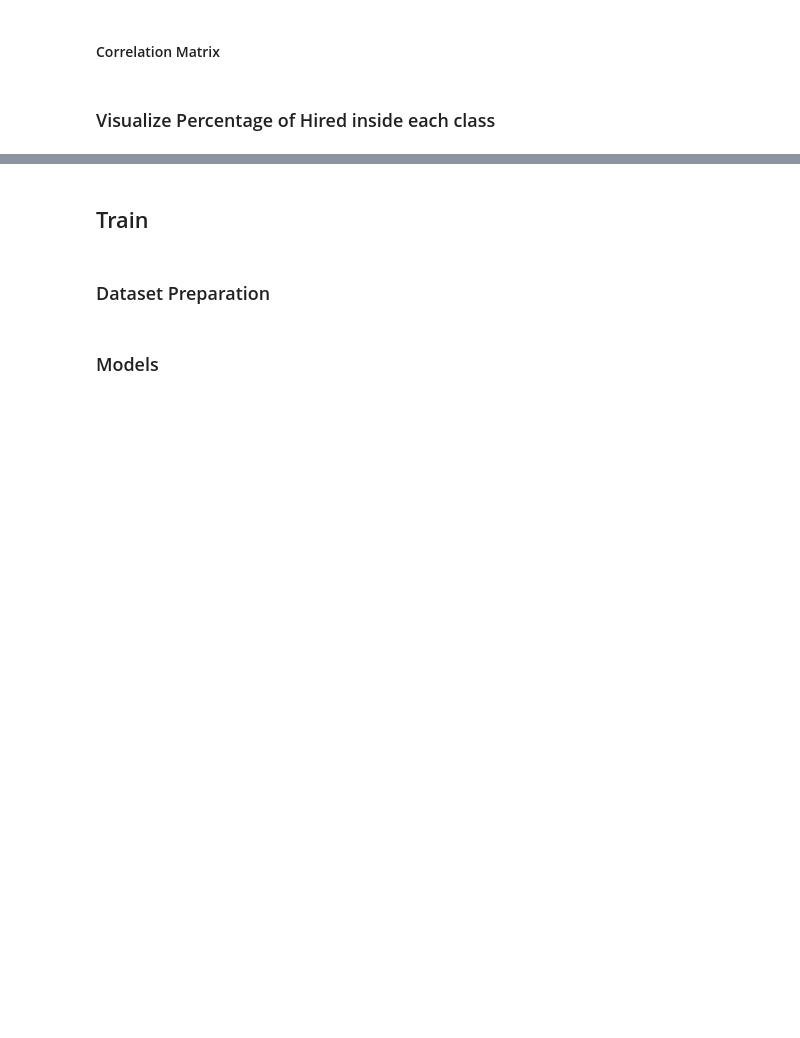
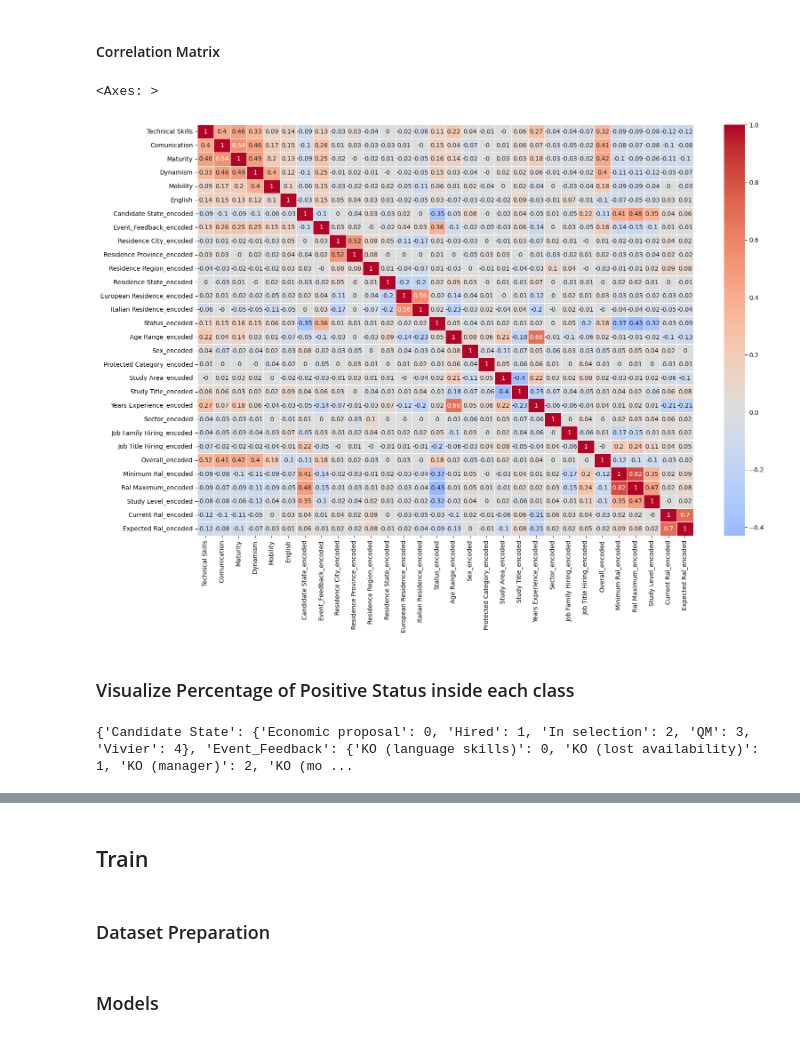
Before and after one commit to bertiandrea/ProjectWork_AEQUITAS_AKKODIS, a Jupyter notebook: code/Akkodis_Fairness_Analysis.ipynb, the cells around one changed output, grey strips where cells are left out. Cells and saved outputs as stored; diff of their text form; code cells hidden in the pictures; blank space fills up the shorter version.

```diff
--- a/code/Akkodis_Fairness_Analysis.ipynb
+++ b/code/Akkodis_Fairness_Analysis.ipynb
@@ -199,4 +349,5 @@ df['Residence City']     = df['Residence'].apply(map_residence_city)
 df['Residence Province'] = df['Residence'].apply(map_residence_province)
 df['Residence Region']   = df['Residence'].apply(map_residence_region)
 df['Residence State']    = df['Residence'].apply(map_residence_state)
+df = df.drop(columns=['Residence'])
 df.head()
@@ -215,7 +390,7 @@ df.head()
 ### Features Remapping
 # %%
 feature_mapping = {
-    'Study area' : {
+    'Study Area' : {
         'Automation/Mechatronics Engineering': 'Engineering',
         'computer engineering': 'Engineering',
         'chemical engineering': 'Engineering',
@@ -267,13 +442,13 @@ feature_mapping = {
         'Educational/training sciences': 'Other Humanities Subjects'
     },
     'Age Range' : {
-        '< 20 years': '< 20 years',
-        '20 - 25 years': '20 - 25 years',
-        '26 - 30 years': '26 - 30 years',
-        '31 - 35 years': '31 - 35 years',
-        '36 - 40 years': '36 - 40 years',
-        '40 - 45 years': '40 - 45 years',
-        '> 45 years': '> 45 years'
+        '< 20 years': 'Junior',
+        '20 - 25 years': 'Junior',
+        '26 - 30 years': 'Junior',
+        '31 - 35 years': 'Junior',
+        '36 - 40 years': 'Senior',
+        '40 - 45 years': 'Senior',
+        '> 45 years': 'Senior'
     }
 }
 for col, mapping in feature_mapping.items():
@@ -284,7 +467,7 @@ df.head()
 # %%
 status_positive_conditions = {
     'Candidate State': ['Hired', 'Economic proposal', 'QM'],
-    'event_feedback': ['OK (live)', 'OK (waiting for departure)', 'OK (hired)']
+    'Event_Feedback': ['OK (live)', 'OK (waiting for departure)', 'OK (hired)']
 }
 
 mask = np.zeros(len(df), dtype=bool)
@@ -292,3 +475,4 @@ for col, valid_values in status_positive_conditions.items():
     mask |= df[col].isin(valid_values)
 
 df['Status'] = np.where(mask, 'Positive', 'Negative')
+df.head()
@@ -298,8 +490,10 @@ df['Status'] = np.where(mask, 'Positive', 'Negative')
 encoding_mappings = {}
 
 categorical_columns = [
-    'Status', 'Age Range', 'Citizenship', 'Sex',
-    'Protected category', 'Study area', 'Study Title',
+    'Candidate State', 'Event_Feedback',
+    'Residence City', 'Residence Province', 'Residence Region', 'Residence State', 'European Residence', 'Italian Residence',
+    'Status', 'Age Range', 'Sex',
+    'Protected Category', 'Study Area', 'Study Title',
     'Years Experience', 'Sector', 'Job Family Hiring',
     'Job Title Hiring', 'Overall',
     'Minimum Ral', 'Ral Maximum', 'Study Level',
@@ -308,9 +502,10 @@ categorical_columns = [
 
 custom_orders = {
     'Status': ['Negative', 'Positive'],
-    'Age Range': ['< 20 years', '20 - 25 years', '26 - 30 years',
-                  '31 - 35 years', '36 - 40 years', '40 - 45 years', '> 45 years'],
+    #'Age Range': ['< 20 years', '20 - 25 years', '26 - 30 years', '31 - 35 years', '36 - 40 years', '40 - 45 years', '> 45 years'],
+    'Age Range': ['Junior', 'Senior'],
     'Years Experience': ['[0]', '[0-1]', '[1-3]', '[3-5]', '[5-7]', '[7-10]', '[+10]'],
+    'Study Title': ['Middle school diploma', 'High school graduation', 'Professional qualification', 'Three-year degree', 'master\'s degree', 'Five-year degree', 'Doctorate']
 }
 
 for col in categorical_columns:
@@ -340,7 +578,15 @@ for lookup in lookups:
 # %% [markdown]
 #### Correlation Matrix
 # %%
-sns.heatmap(df.corr(), annot=True, cmap='coolwarm', center=0, linewidths=.5)
+plt.figure(figsize=(18, 12))
+sns.heatmap(df.corr().round(2), annot=True, cmap='coolwarm', center=0, linewidths=.5)
+# %% [output]
+<Axes: >
+[figure, added]
 # %% [markdown]
-### Visualize Percentage of Hired inside each class
+### Visualize Percentage of Positive Status inside each class
+# %%
+print(encoding_mappings)
+# %% [output]
+{'Candidate State': {'Economic proposal': 0, 'Hired': 1, 'In selection': 2, 'QM': 3, 'Vivier': 4}, 'Event_Feedback': {'KO (language skills)': 0, 'KO (lost availability)': 1, 'KO (manager)': 2, 'KO (mo ...
 # %%
```
Also changed, not shown: parts of 29 cells of this notebook, 1 other file.
